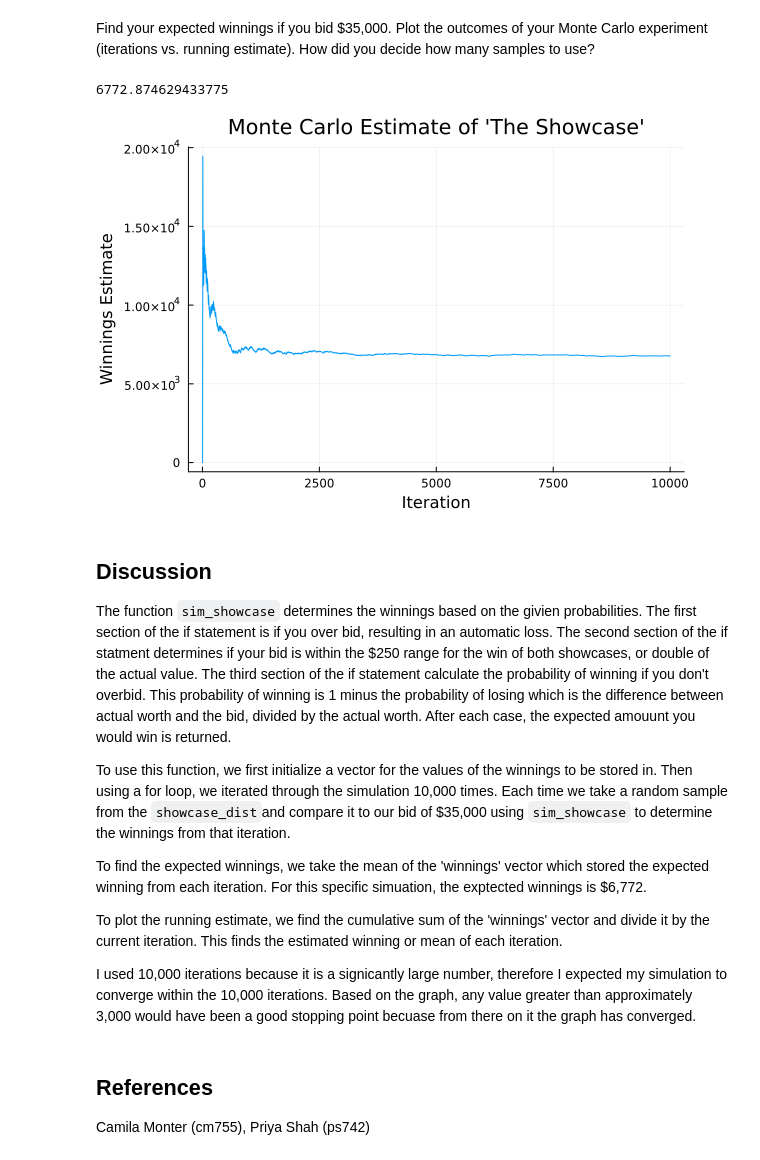
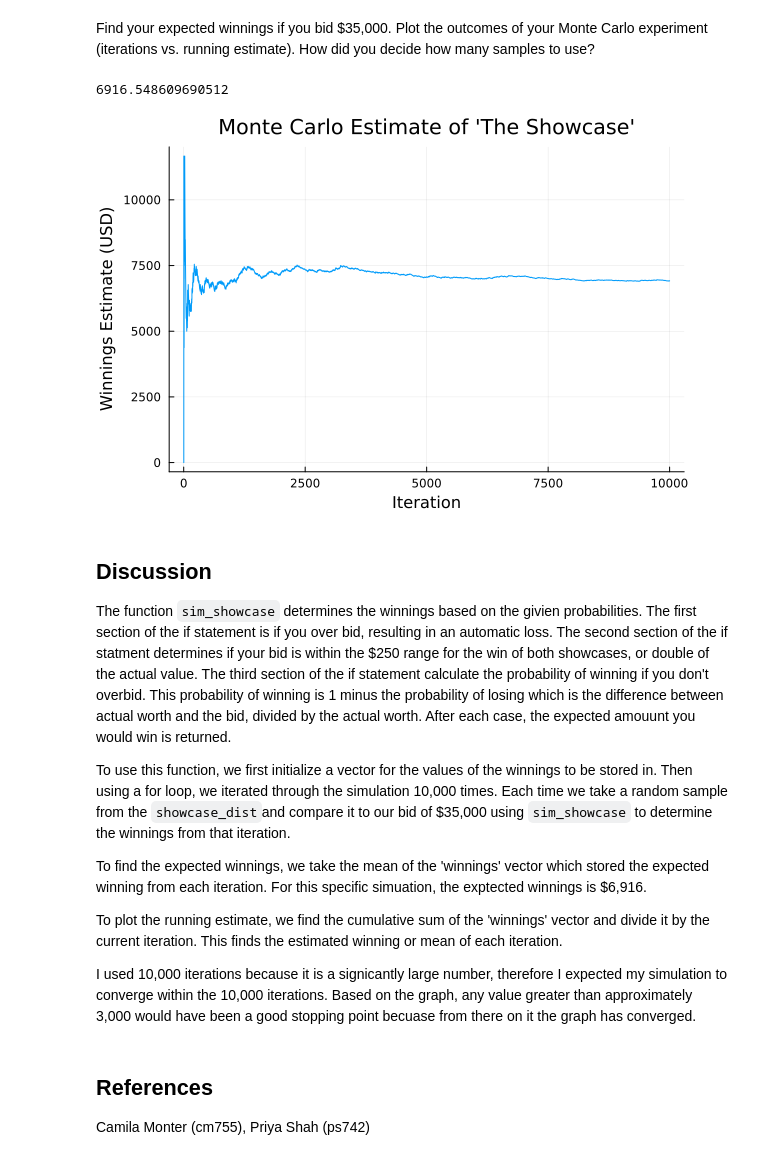
Before and after one commit to BEE4750-FA24/lab2-bcb87, a Jupyter notebook: lab02.ipynb, the cells around one changed output. Drawn from its saved outputs; the diff is of its cells as text; code cells hidden in the pictures.

Commit message:
updated plot

```diff
--- a/lab02.ipynb
+++ b/lab02.ipynb
@@ -196,36 +196,36 @@ function sim_showcase(bid, actual)
         win = 0
         return win
     elseif actual-bid <= 250 # Bid within $250
         win = 2 * actual
         return win
     else # Use probability of winning to estimate what is won
         prob_win = 1-(actual - bid)/actual
         win = actual * (prob_win)
         return win
     end
 end
 
  # Initialize vectors that will be used
 winnings = zeros(10000)
 
 # Loop through the simulation 10,000 times, sampling
 # a random value from showcase_dist each time
 # Then, compare this value to your bid using the sim_showcase function
 for x = 1:10000
     sample = rand(showcase_dist)
     winnings[x] = sim_showcase(35000,sample)
 end
 
 # Find the expecteding winnings and plot this
 # as a function of the iterations
 exp_winnings = mean(winnings)
 display(exp_winnings)
 run_est = cumsum(winnings)./(1:10000)
-plot(n,run_est, xlabel = "Iteration", ylabel = "Winnings Estimate",
+plot(n,run_est, xlabel = "Iteration", ylabel = "Winnings Estimate (USD)",
     title = "Monte Carlo Estimate of 'The Showcase'", legend = false)
 # %% [output]
-6772.874629433775
+6916.548609690512
-[figure, old version]
+[figure, new version]
 # %% [markdown]
 ## Discussion
 
@@ -233,7 +233,7 @@ The function `sim_showcase` determines the winnings based on the givien probabil
 
 To use this function, we first initialize a vector for the values of the winnings to be stored in. Then using a for loop, we iterated through the simulation 10,000 times. Each time we take a random sample from the `showcase_dist`and compare it to our bid of $35,000 using `sim_showcase` to determine the winnings from that iteration.
 
-To find the expected winnings, we take the mean of the 'winnings' vector which stored the expected winning from each iteration. For this specific simuation, the exptected winnings is $6,772.
+To find the expected winnings, we take the mean of the 'winnings' vector which stored the expected winning from each iteration. For this specific simuation, the exptected winnings is $6,916.
 
 To plot the running estimate, we find the cumulative sum of the 'winnings' vector and divide it by the current iteration. This finds the estimated winning or mean of each iteration.
 
```
